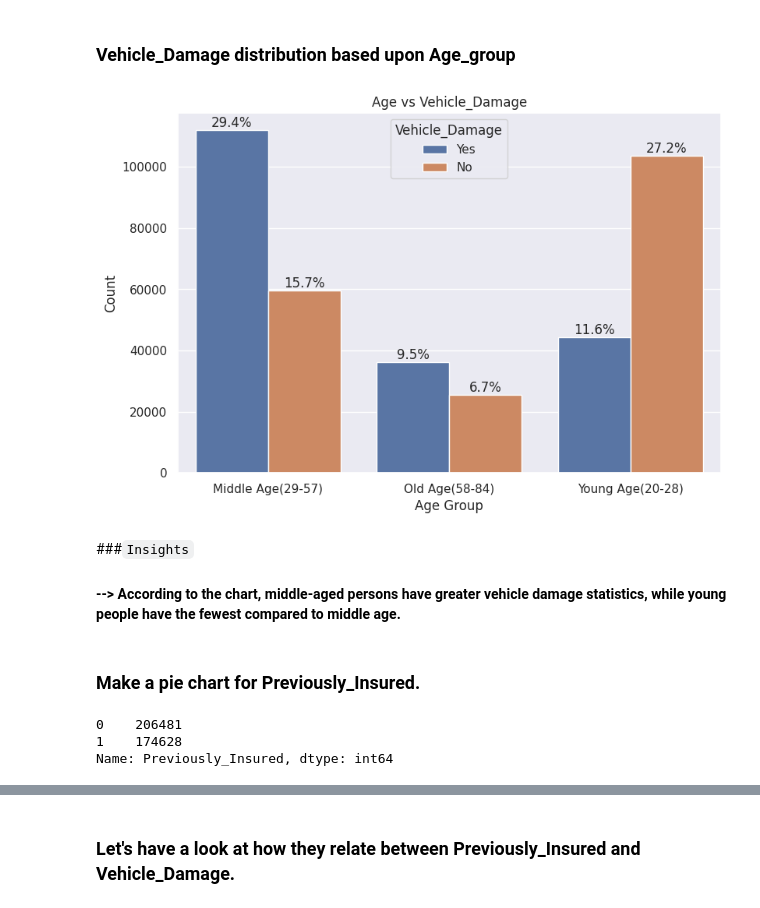
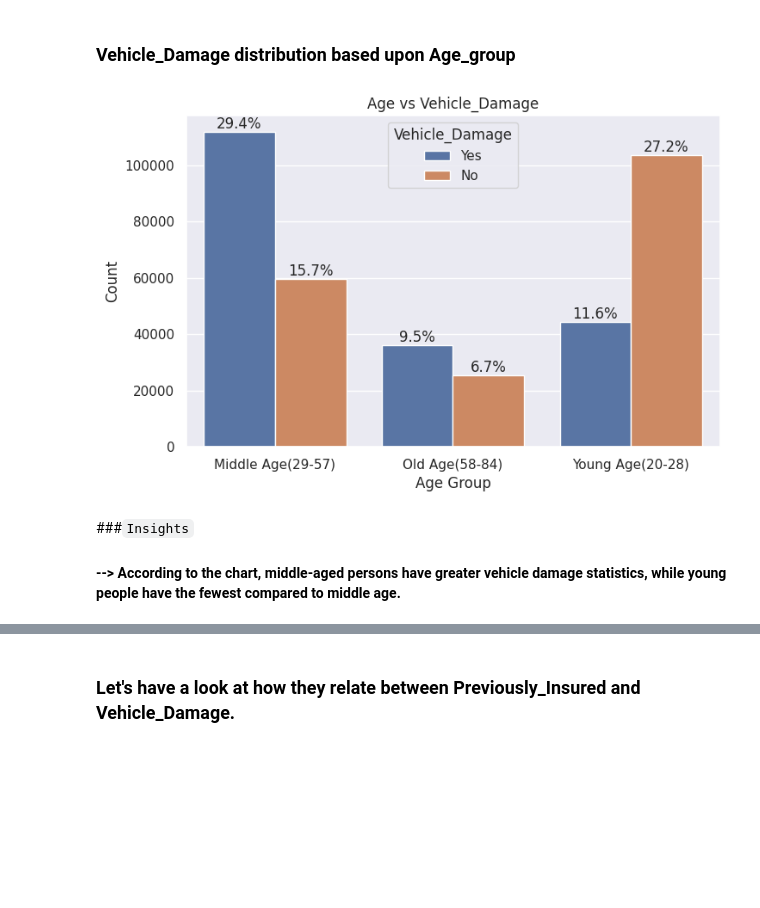
Before and after one commit to gautampatil01/Health-Insurance-Cross-Sell-Prediction, a Jupyter notebook: TRAIN_HEALTH_INSURANCE_CROSS_SELL_PREDICTION.ipynb, the cells around one changed output, grey strips where cells are left out. Saved outputs shown, nothing was run; the diff lists cells and outputs as text; code cells hidden in the pictures; blank space fills up the shorter version.

```diff
--- a/TRAIN_HEALTH_INSURANCE_CROSS_SELL_PREDICTION.ipynb
+++ b/TRAIN_HEALTH_INSURANCE_CROSS_SELL_PREDICTION.ipynb
@@ -309,34 +344,26 @@ plt.show()
 ### Vehicle_Damage distribution based upon Age_group
 # %%
 # Create a countplot to visualize the distribution of 'Vehicle_Damage' based on 'Age_group'
-plt.figure(figsize=(9, 6))
+plt.figure(figsize=(8, 5))
 ax = sns.countplot(x=ins_df['Age_group'], data=ins_df, hue='Vehicle_Damage')
 
 # Calculate the total count for normalization
 total = float(len(ins_df))
 
 # Add percentage annotations on top of each bar
 for p in ax.patches:
     percentage = '{:.1f}%'.format(100 * p.get_height() / total)
     x = p.get_x() + p.get_width() / 2
     y = p.get_height()
     ax.annotate(percentage, (x, y), ha='center', va='bottom')
 
 # Add labels and title to the plot
 plt.xlabel('Age Group')
 plt.ylabel('Count')
 plt.title('Age vs Vehicle_Damage')
 plt.show()
 # %% [output]
-[figure, old version]
+[figure, new version]
 # %% [markdown]
 ###`Insights`
 #### --> According to the chart, middle-aged persons have greater vehicle damage statistics, while young people have the fewest compared to middle age.
-# %% [markdown]
-### Make a pie chart for Previously_Insured.
-# %%
-ins_df['Previously_Insured'].value_counts()
-# %% [output]
-0    206481
-1    174628
-Name: Previously_Insured, dtype: int64
```
Also changed, not shown: parts of 44 cells of this notebook.
